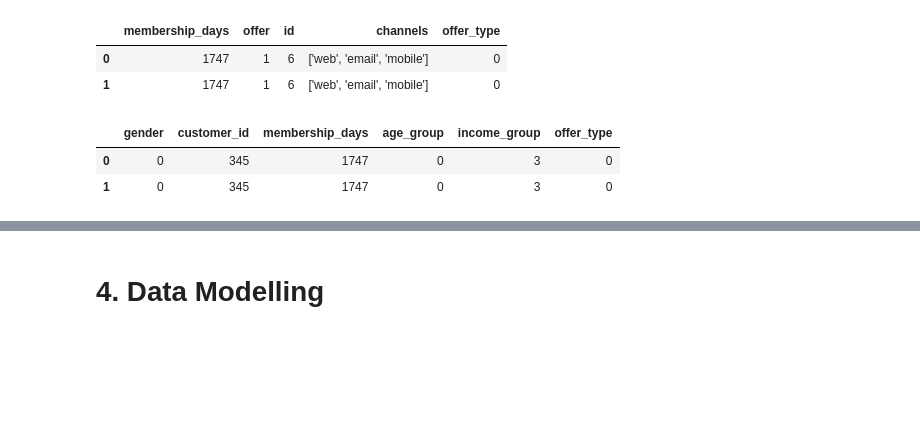
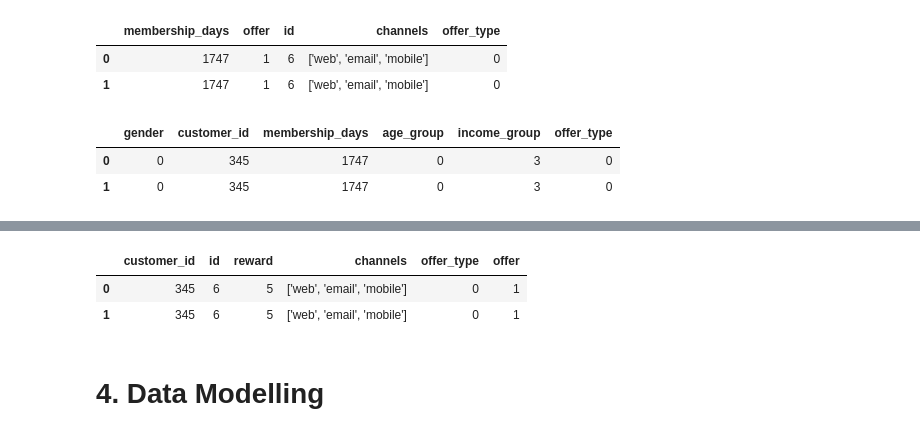
Before and after one commit to aryatalathi/Personalized-marketing-and-targeted-advertising, a Jupyter notebook: personalized-marketing.ipynb, the cells around one changed output, grey strips where cells are left out. Saved outputs shown, nothing was run; the diff lists cells and outputs as text; code cells hidden in the pictures; blank space fills up the shorter version.

```diff
--- a/personalized-marketing.ipynb
+++ b/personalized-marketing.ipynb
@@ -539,3 +539,10 @@ rewards.head(2)
+# %%
+rewards['offer']=df1['offer']
+rewards.head(2)
+# %% [output]
+|  | customer_id | id | reward | channels | offer_type | offer |
+| 0 | 345 | 6 | 5 | ['web', 'email', 'mobile'] | 0 | 1 |
+| 1 | 345 | 6 | 5 | ['web', 'email', 'mobile'] | 0 | 1 |
 # %% [markdown]
 # **4. Data Modelling**
 # %%
```
Also changed, not shown: parts of 16 cells of this notebook.
